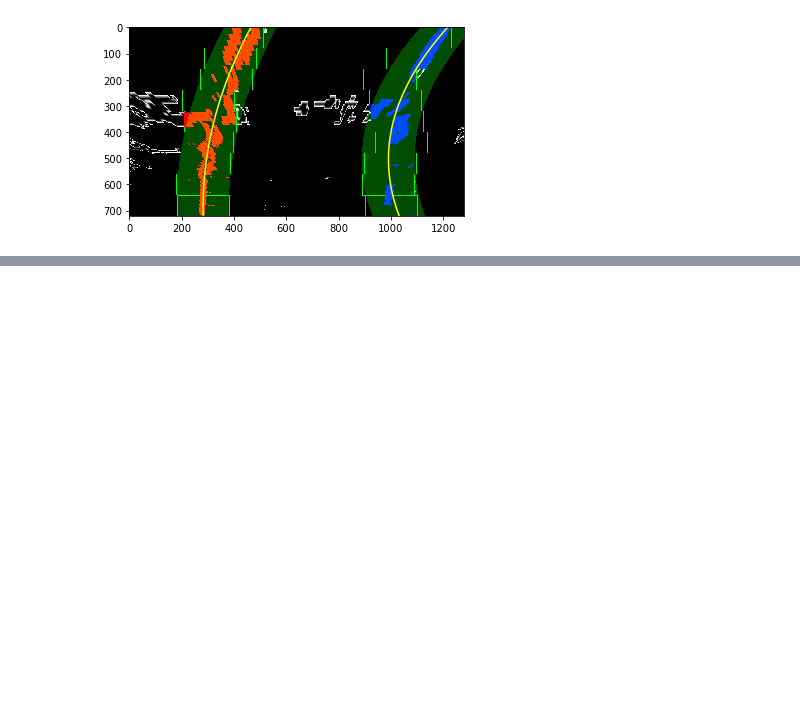
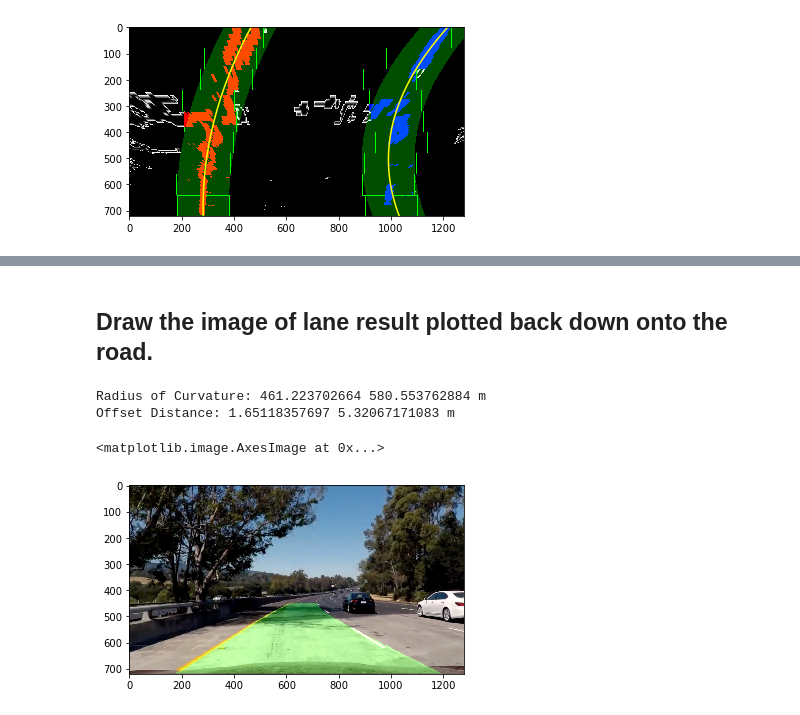
Before and after one commit to demon221/CarND-Advanced-Lane-Lines-P4, a Jupyter notebook: P4.ipynb, the cells around one changed output, grey strips where cells are left out. Cells and saved outputs as stored; diff of their text form; code cells hidden in the pictures; blank space fills up the shorter version.

```diff
--- a/P4.ipynb
+++ b/P4.ipynb
@@ -483,7 +443,7 @@ def find_line_histogram(binary_warped):
     left_fit = np.polyfit(lefty, leftx, 2)
     right_fit = np.polyfit(righty, rightx, 2)
 
-    return out_img, left_fit, right_fit
+    return out_img, left_fit, right_fit, left_lane_inds, right_lane_inds
 
 
 def plot_slide_window(out_img, left_fit, right_fit):
@@ -522,7 +482,7 @@ def find_line_from_prev(binary_warped, left_fit, right_fit):
     left_fit = np.polyfit(lefty, leftx, 2)
     right_fit = np.polyfit(righty, rightx, 2)
 
-    return left_lane_inds, right_lane_inds, left_fit, right_fit
+    return left_fit, right_fit, left_lane_inds, right_lane_inds
 
 
 def plot_poly_lane(out_img, left_fit, right_fit):
@@ -554,9 +514,6 @@ def plot_poly_lane(out_img, left_fit, right_fit):
     plt.xlim(0, 1280)
     plt.ylim(720, 0)
 # %%
-print(image_test.shape)
-print(img_binary2.shape)
-
-out_img, left_fit, right_fit = find_line_histogram(img_binary_warped5)
+out_img, left_fit, right_fit, left_lane_inds, right_lane_inds = find_line_histogram(img_binary_warped5)
 plot_slide_window(out_img, left_fit, right_fit)
 # %% [output]
@@ -572,18 +568,19 @@ plot_poly_lane(out_img, left_fit, right_fit)
+# %% [markdown]
+## Draw the image of lane result plotted back down onto the road.
 # %%
-def plot_lane_on_image(binary_warped, undist):
+def plot_lane_on_image(img, left_fit, right_fit):
 
     # Get the current line fit values
-    left_fit = left_line.current_fit
-    right_fit = right_line.current_fit
+    # left_fit = left_line.current_fit
+    # right_fit = right_line.current_fit
 
     # Generate x and y values for plotting
-    ploty = np.linspace(0, binary_warped.shape[0]-1, binary_warped.shape[0] )
+    ploty = np.linspace(0, img.shape[0]-1, img.shape[0] )
     left_fitx = left_fit[0]*ploty**2 + left_fit[1]*ploty + left_fit[2]
     right_fitx = right_fit[0]*ploty**2 + right_fit[1]*ploty + right_fit[2]
 
     # Create an image to draw the lines on
-    warp_zero = np.zeros_like(binary_warped).astype(np.uint8)
-    color_warp = np.dstack((warp_zero, warp_zero, warp_zero))
+    color_warp = np.zeros_like(img).astype(np.uint8)
 
     # Recast the x and y points into usable format for cv2.fillPoly()
     pts_left = np.array([np.transpose(np.vstack([left_fitx, ploty]))])
@@ -594,11 +591,23 @@ def plot_lane_on_image(binary_warped, undist):
     cv2.fillPoly(color_warp, np.int_([pts]), (0,255, 0))
 
     # Warp the blank back to original image space using inverse perspective matrix (Minv)
-    newwarp = cv2.warpPerspective(color_warp, Minv, (color_warp.shape[1], color_warp.shape[0]))
+    newwarp = cv2.warpPerspective(color_warp, Minv, (img.shape[1], img.shape[0]))
     # Combine the result with the original image
-    result = cv2.addWeighted(undist, 1, newwarp, 0.3, 0)
+    result = cv2.addWeighted(img, 1, newwarp, 0.3, 0)
 
     return result
+# %%
+
+left_curverad, right_curverad, left_x_eval, right_x_eval = plot_radius_of_curvature(image_undistorted, left_lane_inds, right_lane_inds)
+print('Radius of Curvature:', left_curverad, right_curverad, 'm')
+print('Offset Distance:', left_x_eval, right_x_eval, 'm')
+result = plot_lane_on_image(image_undistorted, left_fit, right_fit)
+plt.imshow(result)
+# %% [output]
+Radius of Curvature: 461.223702664 580.553762884 m
+Offset Distance: 1.65118357697 5.32067171083 m
+<matplotlib.image.AxesImage at 0x...>
+[figure, added]
 # %%
 max_undetected = 10
 
```
Also changed, not shown: parts of 8 cells of this notebook.
